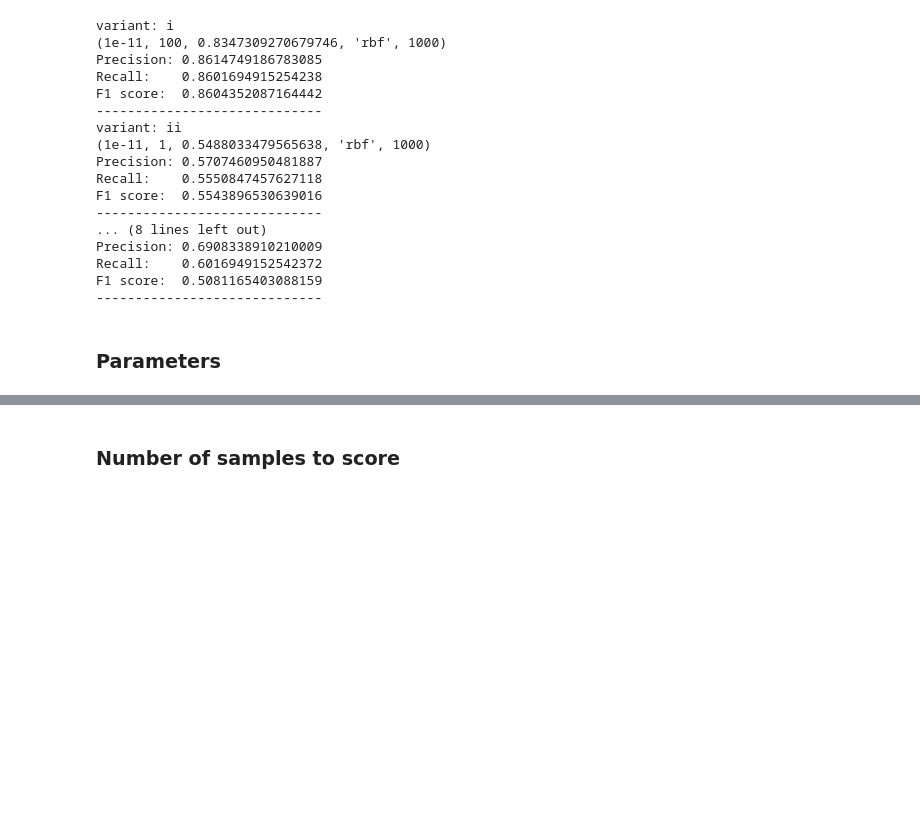
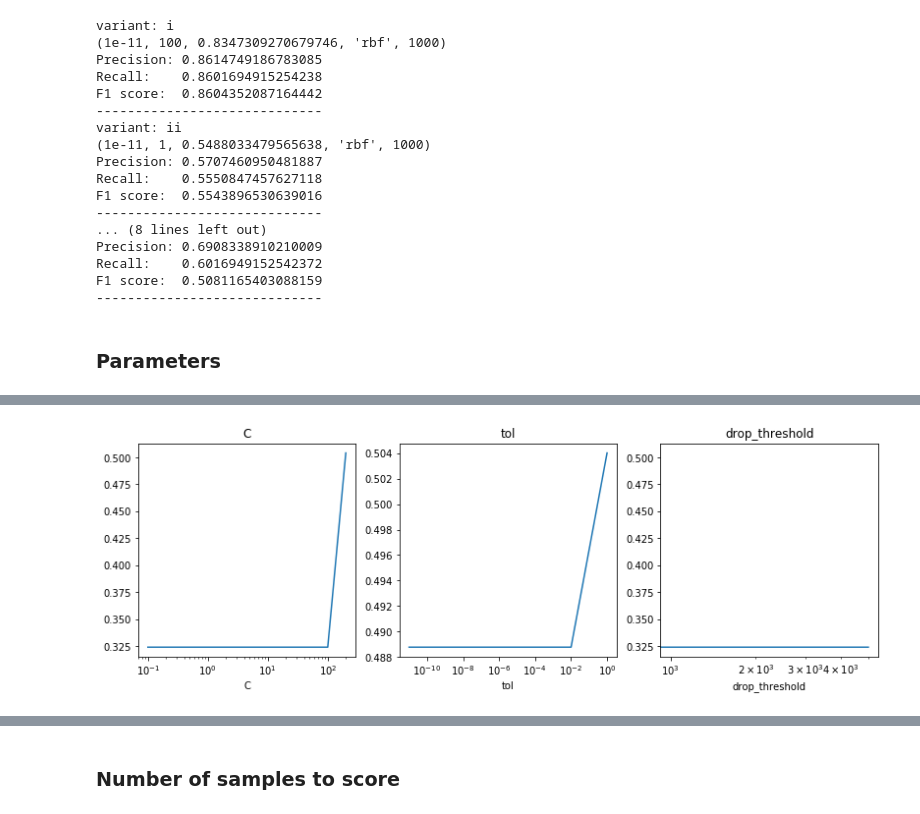
Before and after one commit to Porcupine96/nlp, a Jupyter notebook: lab8/lab8.ipynb, the cells around one changed output, grey strips where cells are left out. Cells and saved outputs as stored; diff of their text form; code cells hidden in the pictures; blank space fills up the shorter version.

```diff
--- a/lab8/lab8.ipynb
+++ b/lab8/lab8.ipynb
@@ -119,0 +130,5 @@ F1 score:  0.5081165403088159
+# %%
+_, _, _, metrics = results['iii']
+plot_metrics_for(metrics)
+# %% [output]
+[figure, added]
```
Also changed, not shown: parts of 5 cells of this notebook, 3 other files.
